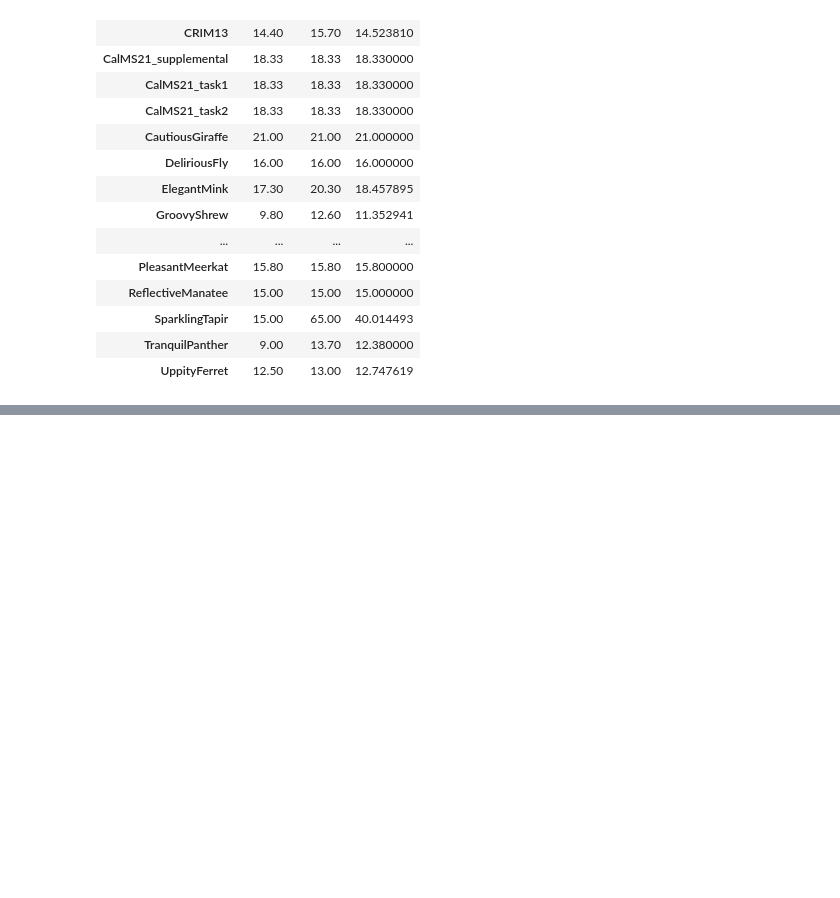
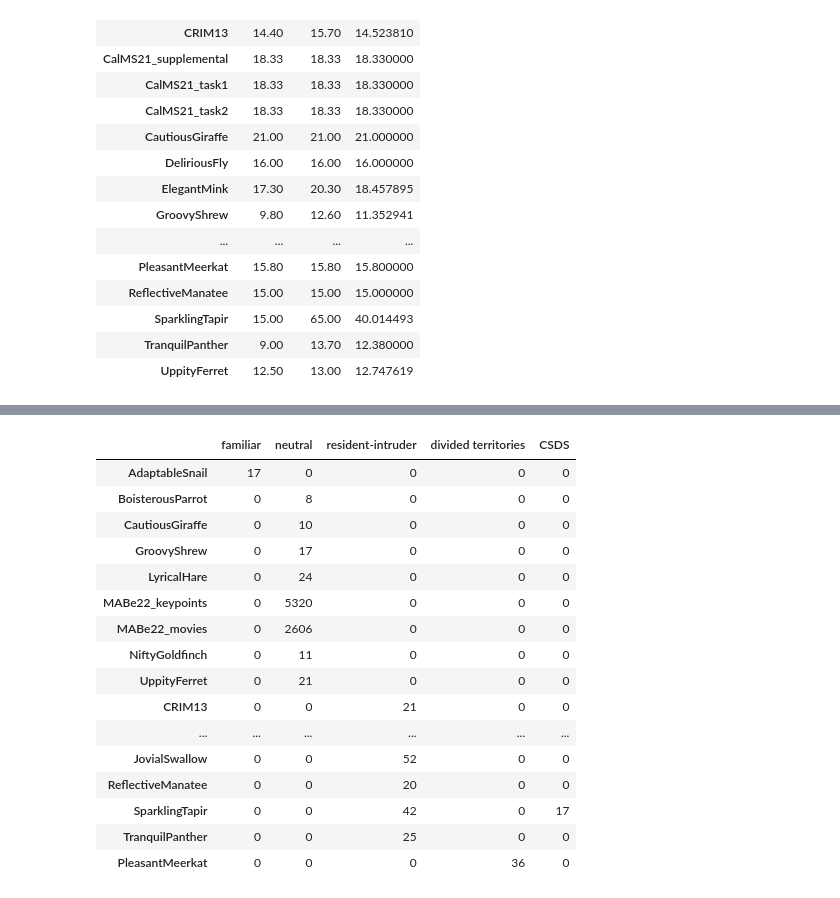
Before and after one commit to falsematrix/mabe, a Jupyter notebook: mabe_code/eda/baseline.ipynb, the cells around one changed output, grey strips where cells are left out. Cells and saved outputs as stored; diff of their text form; code cells hidden in the pictures; blank space fills up the shorter version.

```diff
--- a/mabe_code/eda/baseline.ipynb
+++ b/mabe_code/eda/baseline.ipynb
@@ -240,0 +328,30 @@ pixels_df
+# %%
+
+grouped = train_metadata.groupby("lab_id")
+# %%
+arena_types = defaultdict(lambda: defaultdict(int))
+
+for lab_id, grp in grouped:
+    for type, count in grp["arena_type"].value_counts().items():
+        arena_types[lab_id][type] = count
+
+arena_df = pd.DataFrame.from_dict(arena_types, orient="index").fillna(0).astype(int)
+arena_df
+# %% [output]
+|  | familiar | neutral | resident-intruder | divided territories | CSDS |
+| AdaptableSnail | 17 | 0 | 0 | 0 | 0 |
+| BoisterousParrot | 0 | 8 | 0 | 0 | 0 |
+| CautiousGiraffe | 0 | 10 | 0 | 0 | 0 |
+| GroovyShrew | 0 | 17 | 0 | 0 | 0 |
+| LyricalHare | 0 | 24 | 0 | 0 | 0 |
+| MABe22_keypoints | 0 | 5320 | 0 | 0 | 0 |
+| MABe22_movies | 0 | 2606 | 0 | 0 | 0 |
+| NiftyGoldfinch | 0 | 11 | 0 | 0 | 0 |
+| UppityFerret | 0 | 21 | 0 | 0 | 0 |
+| CRIM13 | 0 | 0 | 21 | 0 | 0 |
+| ... | ... | ... | ... | ... | ... |
+| JovialSwallow | 0 | 0 | 52 | 0 | 0 |
+| ReflectiveManatee | 0 | 0 | 20 | 0 | 0 |
+| SparklingTapir | 0 | 0 | 42 | 0 | 17 |
+| TranquilPanther | 0 | 0 | 25 | 0 | 0 |
+| PleasantMeerkat | 0 | 0 | 0 | 36 | 0 |
```
Also changed, not shown: parts of 9 cells of this notebook, 1 other file.
